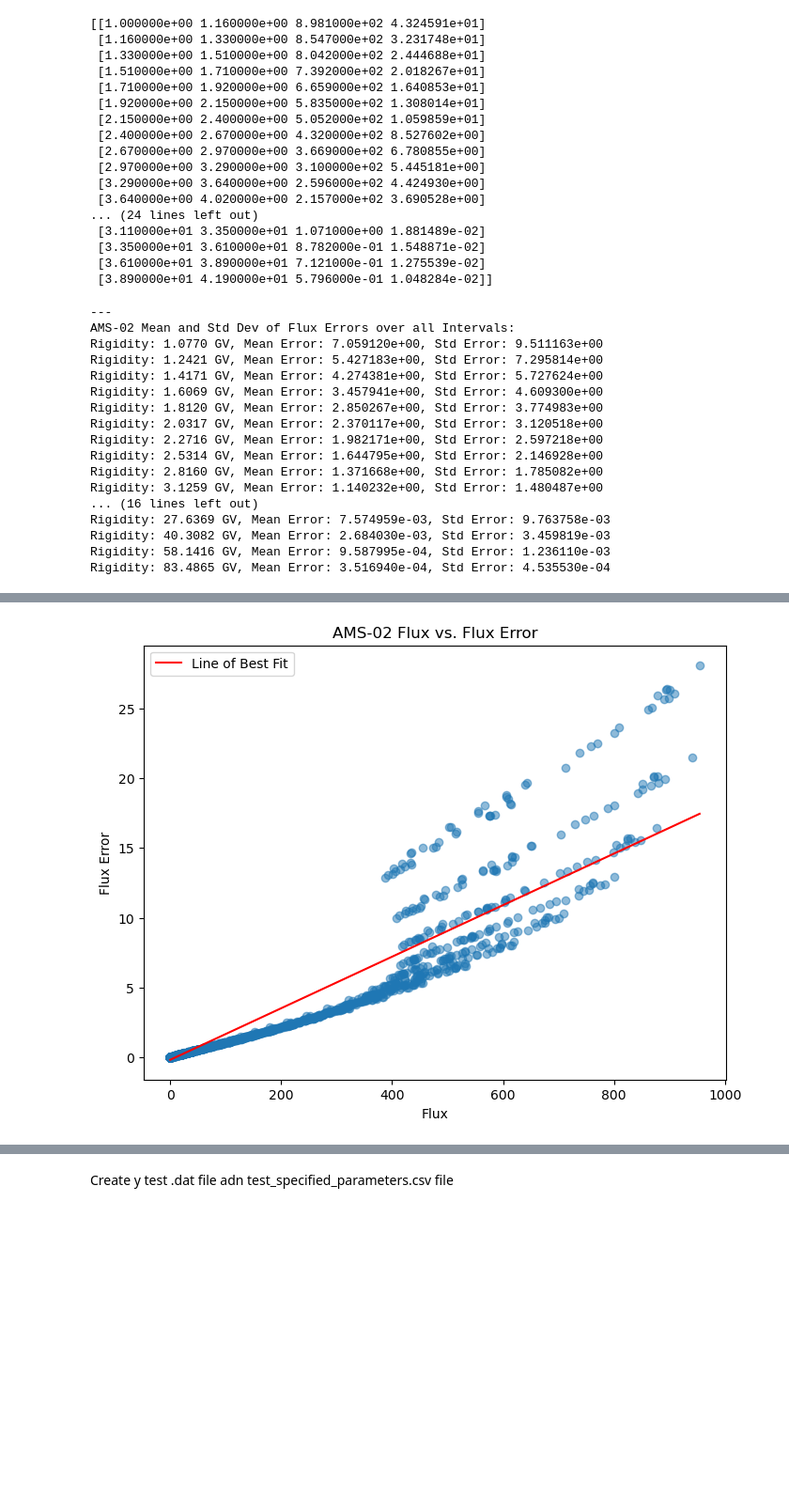
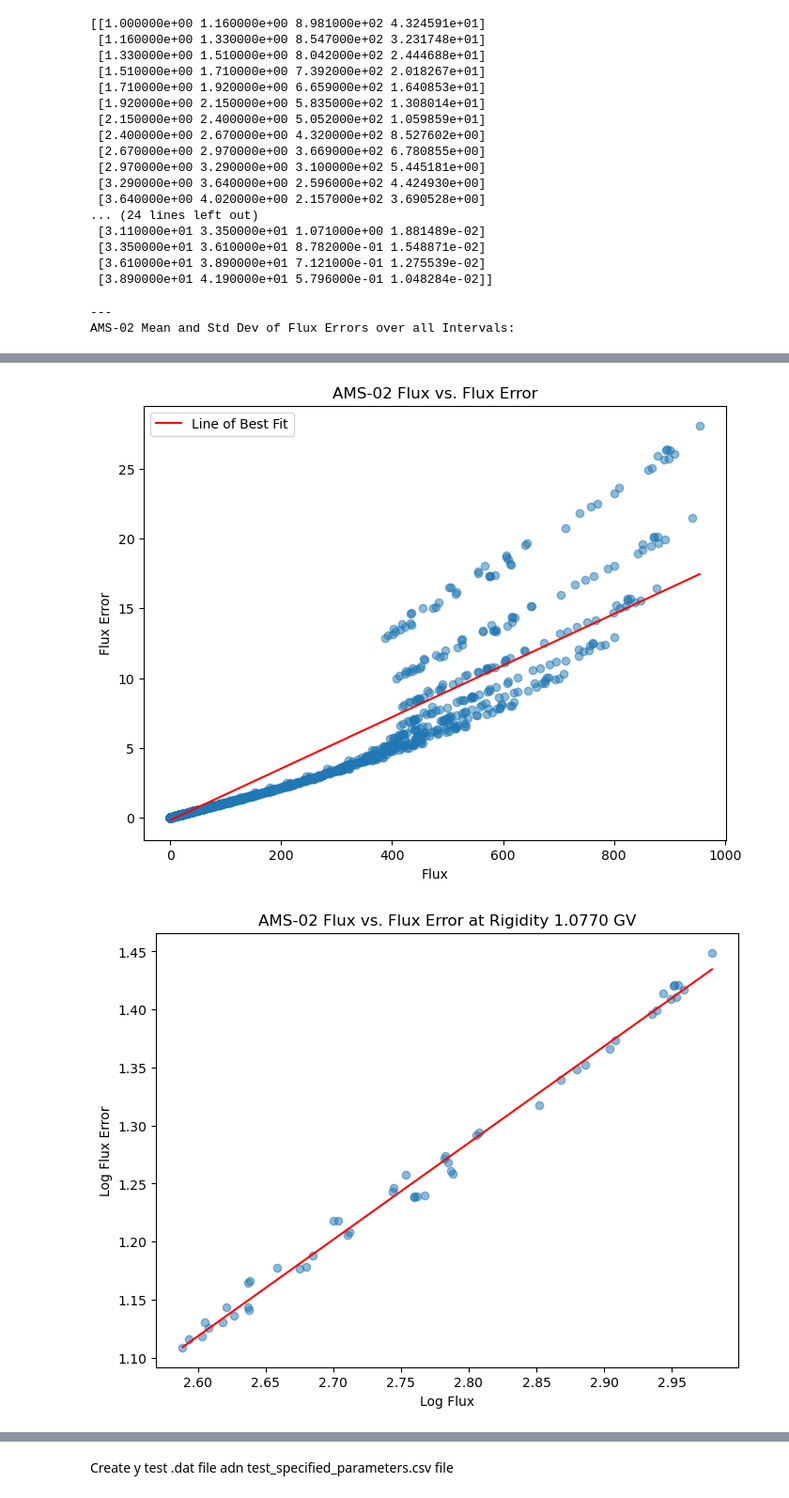
Before and after one commit to hawaii-ai/GalacticCosmicRays, a Jupyter notebook: notebooks/test_as_dat.ipynb, the cells around one changed output, grey strips where cells are left out. Shown at 94% size. Cells and saved outputs as stored; diff of their text form; code cells hidden in the pictures; blank space fills up the shorter version.

```diff
--- a/notebooks/test_as_dat.ipynb
+++ b/notebooks/test_as_dat.ipynb
@@ -248,8 +248,8 @@ for idx in range(50): # AMS-02 has the first 50 intervals.
 ams_mean_errors = np.mean(ams_errors, axis=0)
 ams_std_errors = np.std(ams_errors, axis=0)
 print("---\nAMS-02 Mean and Std Dev of Flux Errors over all Intervals:")
-for r, mean_err, std_err in zip(ams_rigidity_vals, ams_mean_errors, ams_std_errors):
-    print(f"Rigidity: {r:.4f} GV, Mean Error: {mean_err:.6e}, Std Error: {std_err:.6e}")
+# for r, mean_err, std_err in zip(ams_rigidity_vals, ams_mean_errors, ams_std_errors):
+#     print(f"Rigidity: {r:.4f} GV, Mean Error: {mean_err:.6e}, Std Error: {std_err:.6e}")
 
 # Plot flux against error for AMS-02
 plt.figure(figsize=(8,6))
@@ -258,45 +258,58 @@ plt.xscale('log')
 plt.yscale('log')
 plt.xlabel('Rigidity (GV)')
 plt.ylabel('Flux')
 plt.title('AMS-02 Flux with Error Bars for Interval 1')
 plt.legend()
 plt.show()
 
 # Plot flux against error for AMS-02
 plt.figure(figsize=(8,6))
 plt.scatter(ams_fluxes, ams_errors, alpha=0.5)
 # plt.xscale('log')
 # plt.yscale('log')
 
 # Line of best fit
 coeffs = np.polyfit(ams_fluxes.flatten(), ams_errors.flatten(), deg=1)
 poly_ams = np.poly1d(coeffs)
 x_vals = np.linspace(np.min(ams_fluxes), np.max(ams_fluxes), 32)
 y_vals = poly_ams(x_vals)
 plt.plot(x_vals, y_vals, color='red', label='Line of Best Fit')
 
 plt.xlabel('Flux')
 plt.ylabel('Flux Error')
 plt.title('AMS-02 Flux vs. Flux Error')
 plt.legend()
 plt.show()
+
+# For each rigidity value, plot flux vs. error for all intervals at that rigidity
+ams_rigidity_poly1d = {}
+for rig_idx in range(len(ams_rigidity_vals)):
+    # Remove inidices where flux and error are 0
+    log_ams_fluxes = np.log10(ams_fluxes[:,rig_idx][ams_fluxes[:,rig_idx] > 0])
+    log_ams_errors = np.log10(ams_errors[:,rig_idx][ams_errors[:,rig_idx] > 0])
+
+    # Line of best fit
+    coeffs = np.polyfit(log_ams_fluxes, log_ams_errors, deg=1)
+    poly_ams = np.poly1d(coeffs)
+    ams_rigidity_poly1d[rig_idx] = poly_ams
+
+    if rig_idx % 8 == 0:
+        x_vals = np.linspace(np.min(log_ams_fluxes), np.max(log_ams_fluxes), 32)
+        y_vals = poly_ams(x_vals)
+
+        plt.figure(figsize=(8,6))
+        plt.scatter(log_ams_fluxes, log_ams_errors, alpha=0.5)
+        plt.xlabel('Log Flux')
+        plt.ylabel('Log Flux Error')
+        plt.title(f'AMS-02 Flux vs. Flux Error at Rigidity {ams_rigidity_vals[rig_idx]:.4f} GV')
+        plt.plot(x_vals, y_vals, color='red', label='Line of Best Fit')
+        plt.show()
+        plt.close()
+
+print(ams_rigidity_poly1d)
 # %% [output]
 ---
 AMS-02 Mean and Std Dev of Flux Errors over all Intervals:
-Rigidity: 1.0770 GV, Mean Error: 7.059120e+00, Std Error: 9.511163e+00
-Rigidity: 1.2421 GV, Mean Error: 5.427183e+00, Std Error: 7.295814e+00
-Rigidity: 1.4171 GV, Mean Error: 4.274381e+00, Std Error: 5.727624e+00
-Rigidity: 1.6069 GV, Mean Error: 3.457941e+00, Std Error: 4.609300e+00
-Rigidity: 1.8120 GV, Mean Error: 2.850267e+00, Std Error: 3.774983e+00
-Rigidity: 2.0317 GV, Mean Error: 2.370117e+00, Std Error: 3.120518e+00
-Rigidity: 2.2716 GV, Mean Error: 1.982171e+00, Std Error: 2.597218e+00
-Rigidity: 2.5314 GV, Mean Error: 1.644795e+00, Std Error: 2.146928e+00
-Rigidity: 2.8160 GV, Mean Error: 1.371668e+00, Std Error: 1.785082e+00
-Rigidity: 3.1259 GV, Mean Error: 1.140232e+00, Std Error: 1.480487e+00
-... (16 lines left out)
-Rigidity: 27.6369 GV, Mean Error: 7.574959e-03, Std Error: 9.763758e-03
-Rigidity: 40.3082 GV, Mean Error: 2.684030e-03, Std Error: 3.459819e-03
-Rigidity: 58.1416 GV, Mean Error: 9.587995e-04, Std Error: 1.236110e-03
-Rigidity: 83.4865 GV, Mean Error: 3.516940e-04, Std Error: 4.535530e-04
 [figure]
 [figure]
+[figure, added]
```
Also changed, not shown: parts of 5 cells of this notebook, 4 other files.
